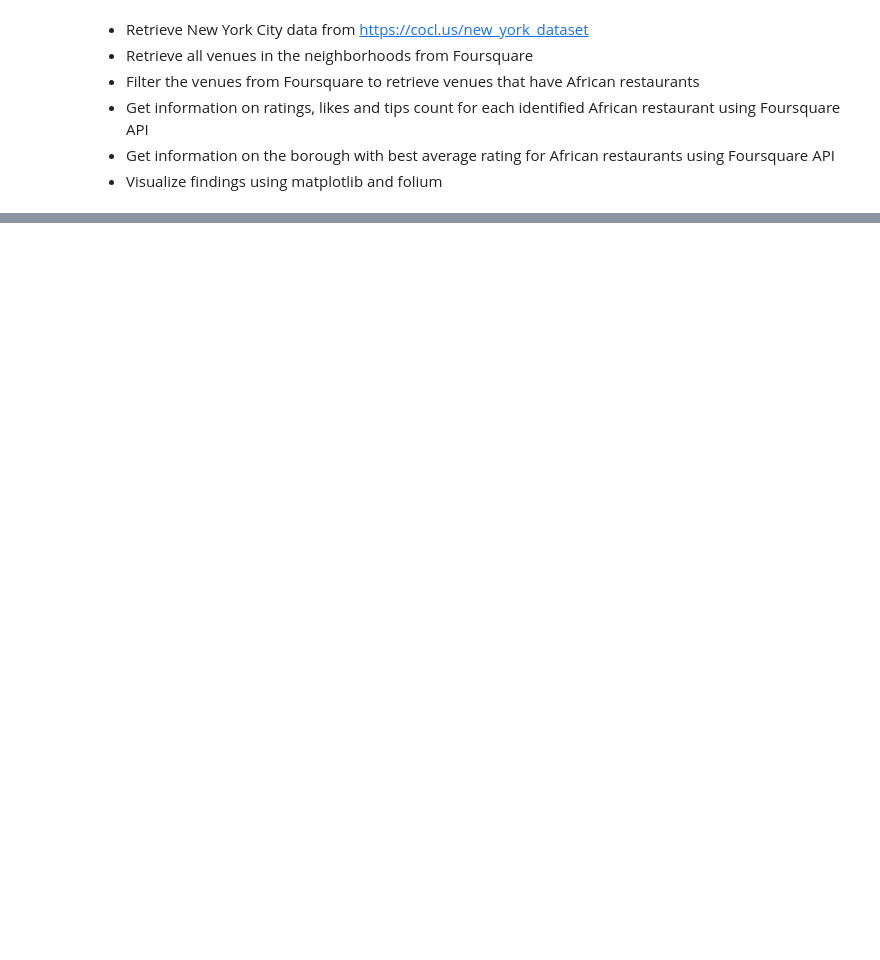
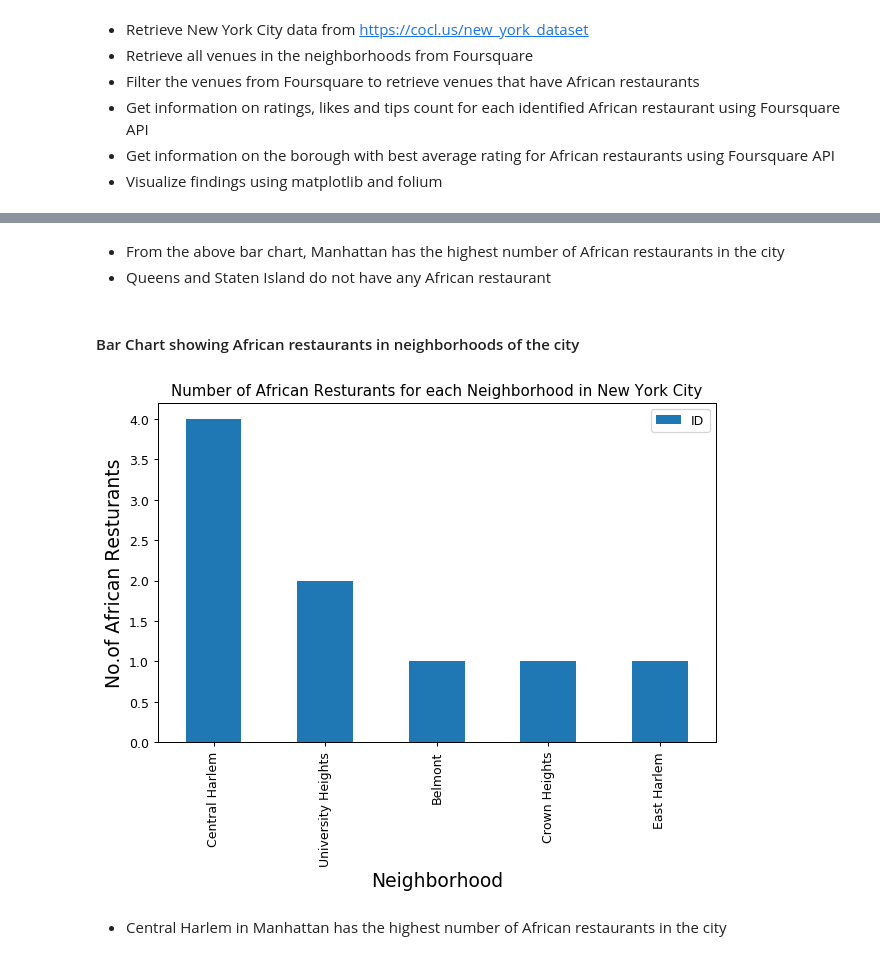
Before and after one commit to hilaryokitia1/Battle-of-Neighborhoods-New-York-City, a Jupyter notebook: Battle-of-Neighborhoods-New-York-City.ipynb, the cells around one changed output, grey strips where cells are left out. Drawn from its saved outputs; the diff is of its cells as text; code cells hidden in the pictures; blank space fills up the shorter version.

```diff
--- a/Battle-of-Neighborhoods-New-York-City.ipynb
+++ b/Battle-of-Neighborhoods-New-York-City.ipynb
@@ -37,0 +303,23 @@ Data source: Foursquare
+# %% [markdown]
+* From the above bar chart, Manhattan has the highest number of African restaurants in the city
+* Queens and Staten Island do not have any African restaurant
+# %% [markdown]
+#### Bar Chart showing African restaurants in neighborhoods of the city
+# %%
+plt.figure(figsize=(8,5), dpi = 90)
+# title
+plt.title('Number of African Resturants for each Neighborhood in New York City')
+#On x-axis
+plt.xlabel('Neighborhood', fontsize = 15)
+#On y-axis
+plt.ylabel('No.of African Resturants', fontsize=15)
+#giving a bar plot
+african_rest_ny.groupby('Neighborhood')['ID'].count().nlargest(5).plot(kind='bar')
+#legend
+plt.legend()
+#displays the plot
+plt.show()
+# %% [output]
+[figure, added]
+# %% [markdown]
+* Central Harlem in Manhattan has the highest number of African restaurants in the city
```
Also changed, not shown: parts of 74 cells of this notebook.
